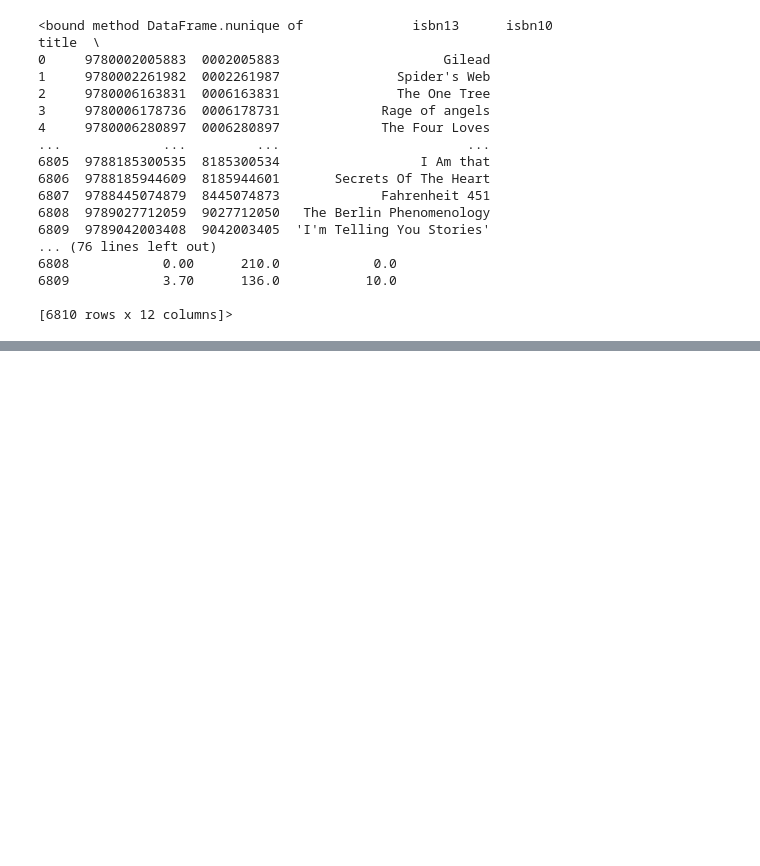
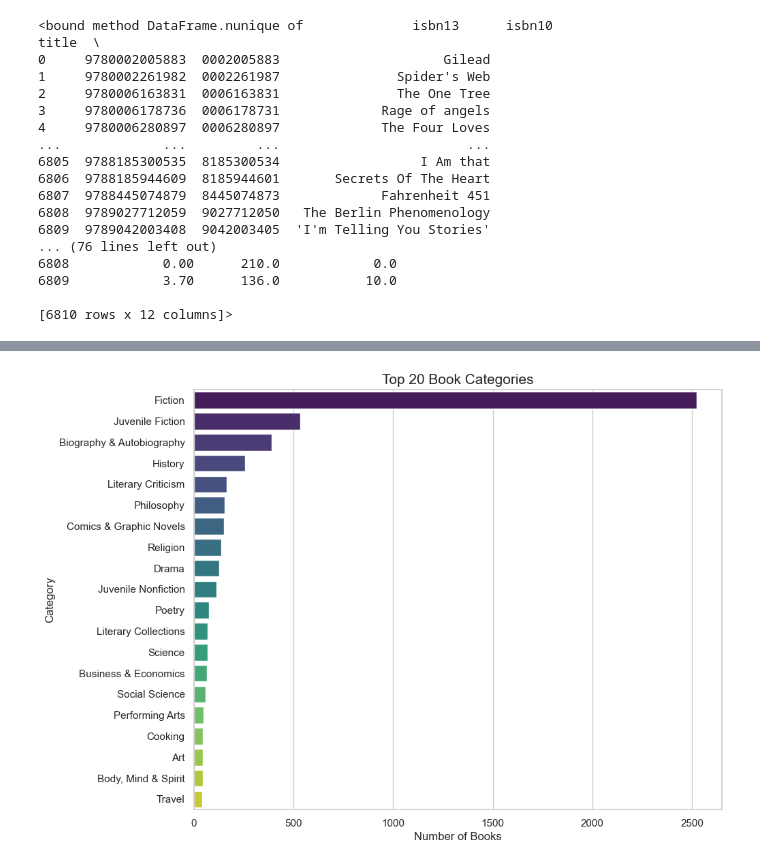
Before and after one commit to codeultr0n/llm-products, a Jupyter notebook: Data-explore-Books.ipynb, the cells around one changed output, grey strips where cells are left out. Cells and saved outputs as stored; diff of their text form; code cells hidden in the pictures; blank space fills up the shorter version.

```diff
--- a/Data-explore-Books.ipynb
+++ b/Data-explore-Books.ipynb
@@ -111,0 +186,8 @@ import matlplotlibpyplot as plt
+# %%
+# deleting the missing vaiues
+
+missing_values = df[(~df['description'].isna()) &
+     ~(df['num_pages'].isna()) &
+     ~(df['average_rating'].isna()) &
+     ~(df['published_year'].isna())
+    ]
@@ -111,0 +245,27 @@ import matlplotlibpyplot as plt
+# %%
+import matplotlib.pyplot as plt
+import seaborn as sns
+
+# Prepare the data (Top 20 categories)
+top_categories = missing_values['categories'].value_counts().head(20).reset_index()
+
+# Set the style
+sns.set_theme(style="whitegrid")
+plt.figure(figsize=(10, 8))
+
+# Create the barplot with the updated syntax
+sns.barplot(
+    data=top_categories,
+    y='categories',
+    x='count',
+    hue='categories',  # Assign y to hue
+    palette='viridis',
+    legend=False       # Hide the legend since it's redundant here
+)
+
+plt.title('Top 20 Book Categories', fontsize=15)
+plt.xlabel('Number of Books', fontsize=12)
+plt.ylabel('Category', fontsize=12)
+plt.show()
+# %% [output]
+[figure, added]
```
Also changed, not shown: parts of 26 cells of this notebook, 1 other file.
